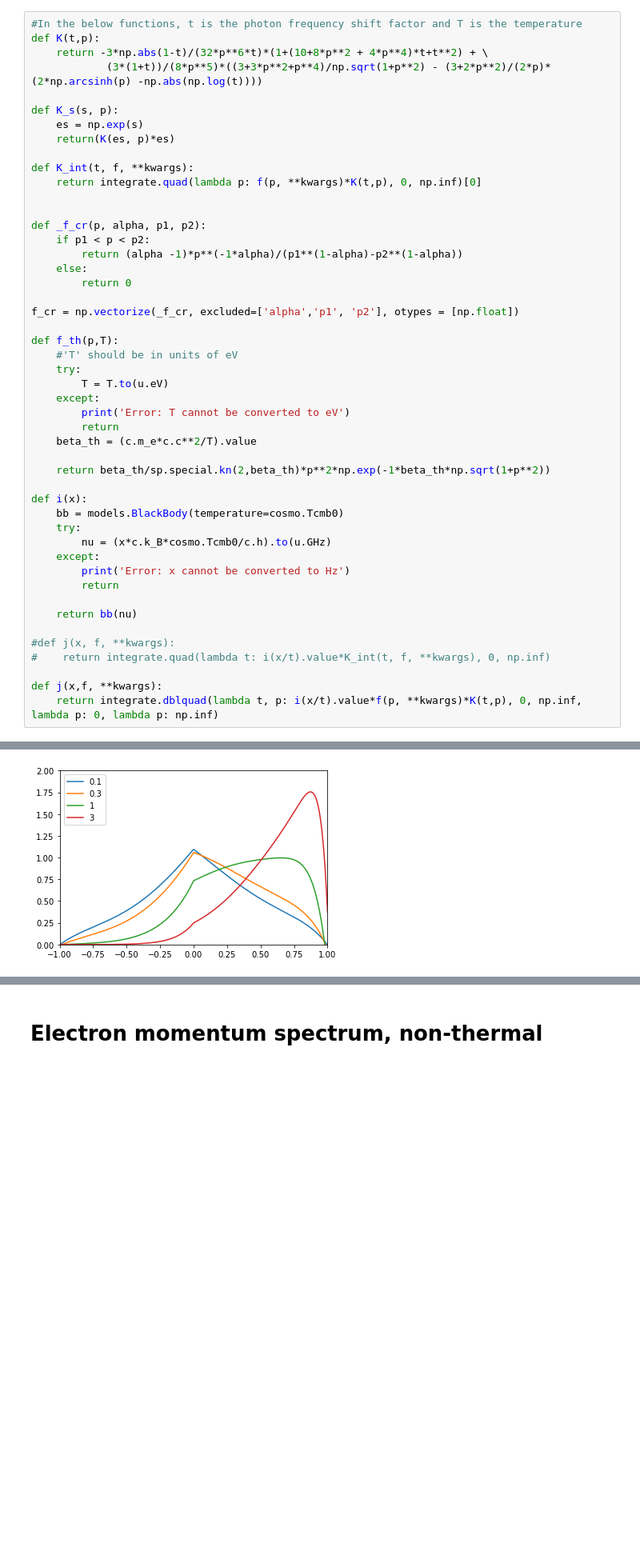
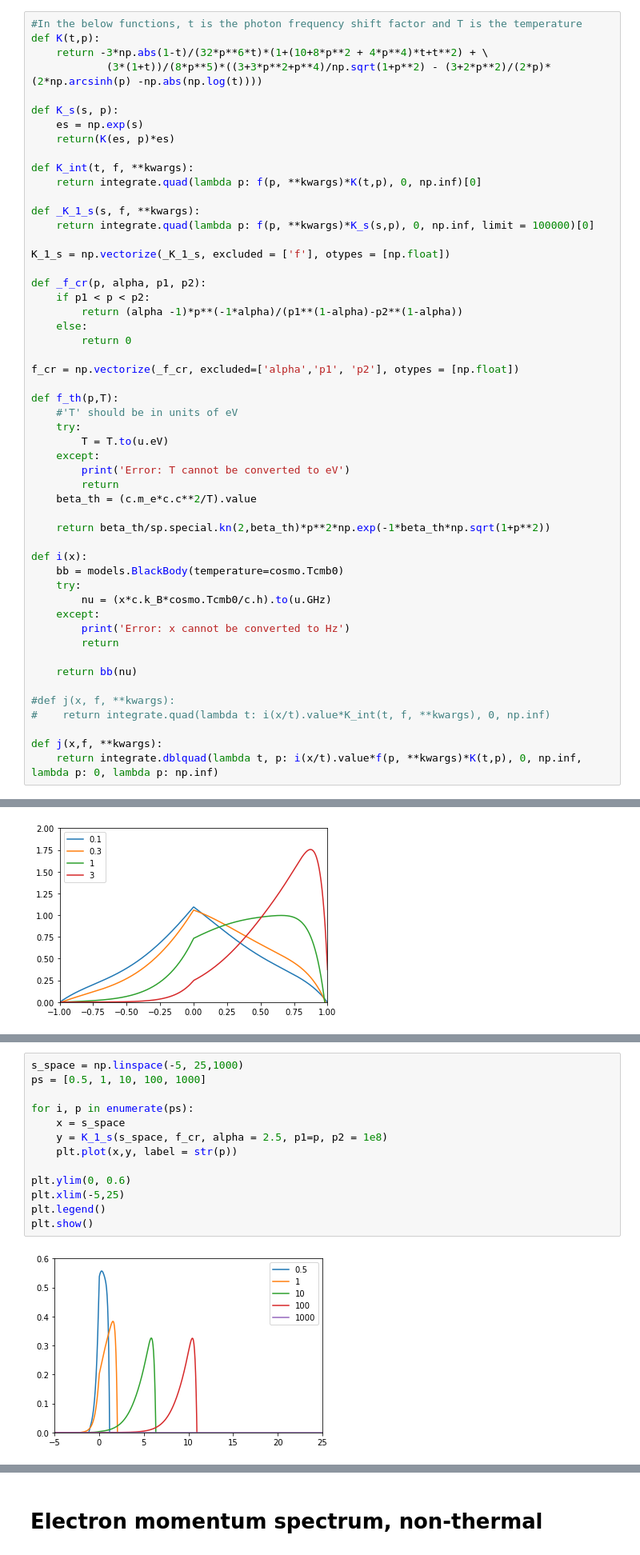
Before and after one commit to MUSTANG-SZ/WITCH, a Jupyter notebook: sup-factor.ipynb, the cells around one changed output, grey strips where cells are left out. Shown: that part at 80% size. Drawn from its saved outputs; the diff is of its cells as text; blank space fills up the shorter version.

```diff
--- a/sup-factor.ipynb
+++ b/sup-factor.ipynb
@@ -20,6 +20,10 @@ def K_s(s, p):
 def K_int(t, f, **kwargs):
     return integrate.quad(lambda p: f(p, **kwargs)*K(t,p), 0, np.inf)[0]
 
+def _K_1_s(s, f, **kwargs):
+    return integrate.quad(lambda p: f(p, **kwargs)*K_s(s,p), 0, np.inf, limit = 100000)[0]
+
+K_1_s = np.vectorize(_K_1_s, excluded = ['f'], otypes = [np.float])
 
 def _f_cr(p, alpha, p1, p2):
     if p1 < p < p2:
@@ -79 +85,16 @@ plt.show()
+# %%
+s_space = np.linspace(-5, 25,1000)
+ps = [0.5, 1, 10, 100, 1000]
+
+for i, p in enumerate(ps):
+    x = s_space
+    y = K_1_s(s_space, f_cr, alpha = 2.5, p1=p, p2 = 1e8)
+    plt.plot(x,y, label = str(p))
+
+plt.ylim(0, 0.6)
+plt.xlim(-5,25)
+plt.legend()
+plt.show()
+# %% [output]
+[figure, added]
 # %%
```
Also changed, not shown: parts of 5 cells of this notebook.
